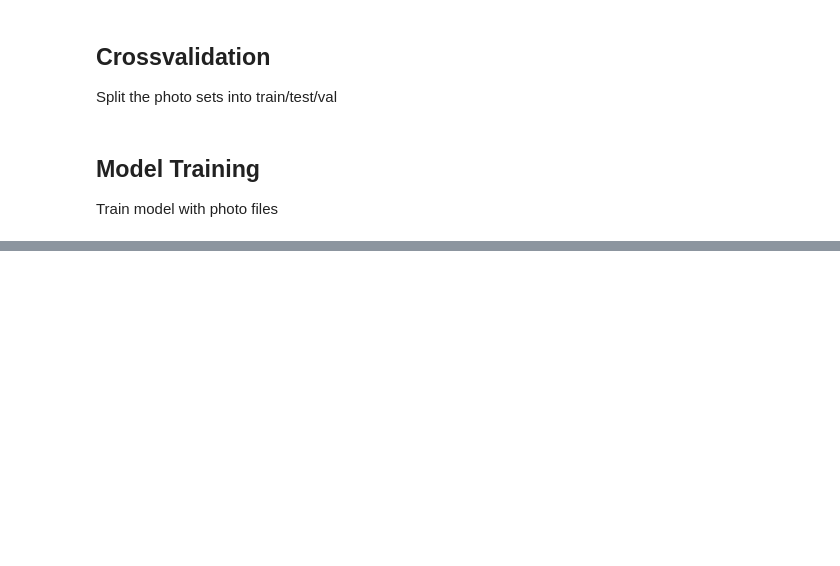
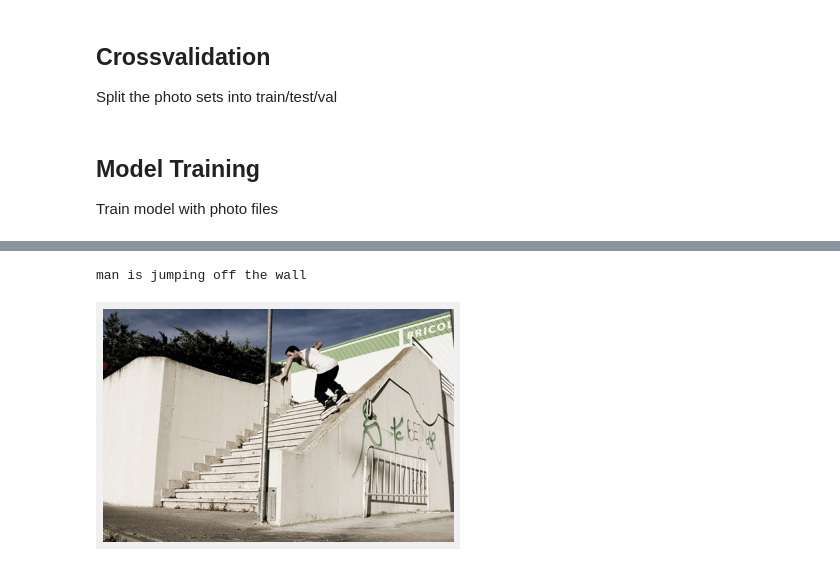
Before and after one commit to stereopickle/art_title_generator, a Jupyter notebook: 031.Model_v2.0.ipynb, the cells around one changed output, grey strips where cells are left out. Drawn from its saved outputs; the diff is of its cells as text; code cells hidden in the pictures; blank space fills up the shorter version.

```diff
--- a/031.Model_v2.0.ipynb
+++ b/031.Model_v2.0.ipynb
@@ -204,0 +311,5 @@ descriptor_1 = descriptor()
+# %%
+photo_descriptor.test_random_image(test_list)
+# %% [output]
+man is jumping off the wall
+[figure, added]
```
Also changed, not shown: parts of 22 cells of this notebook.
